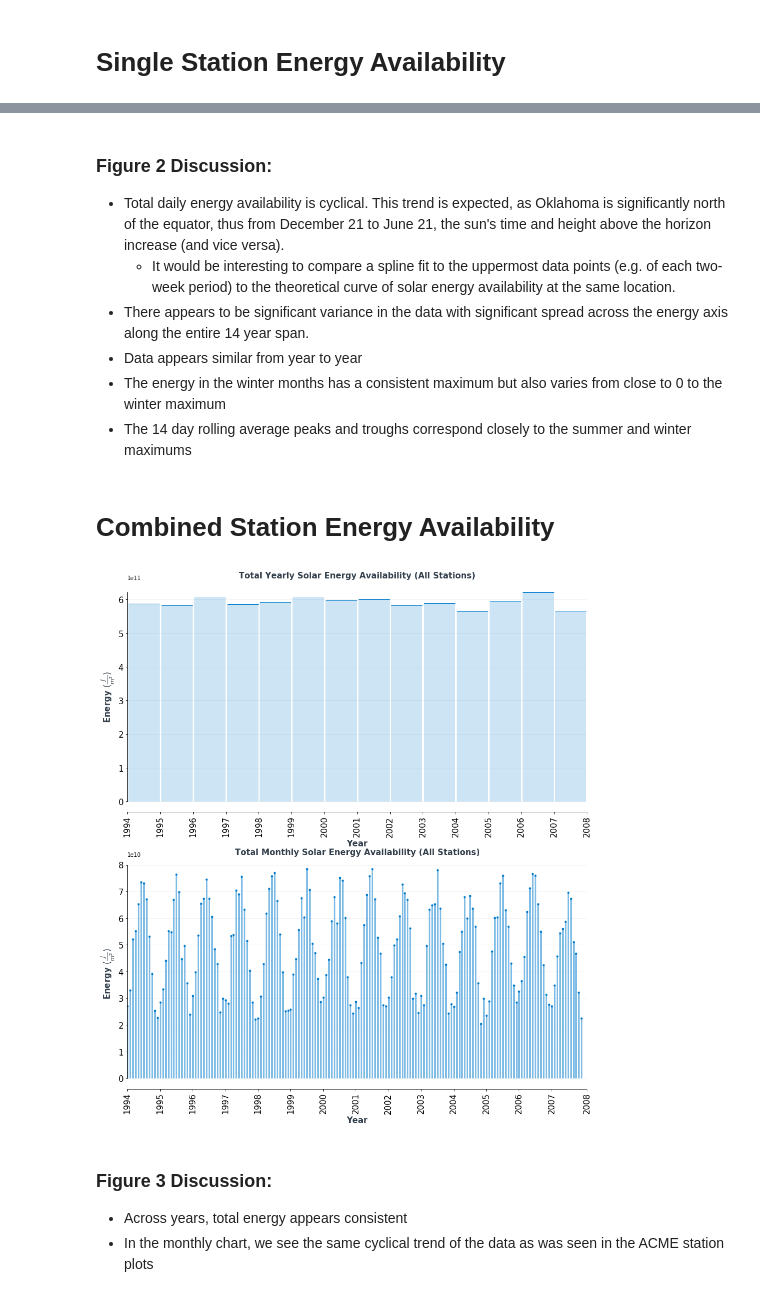
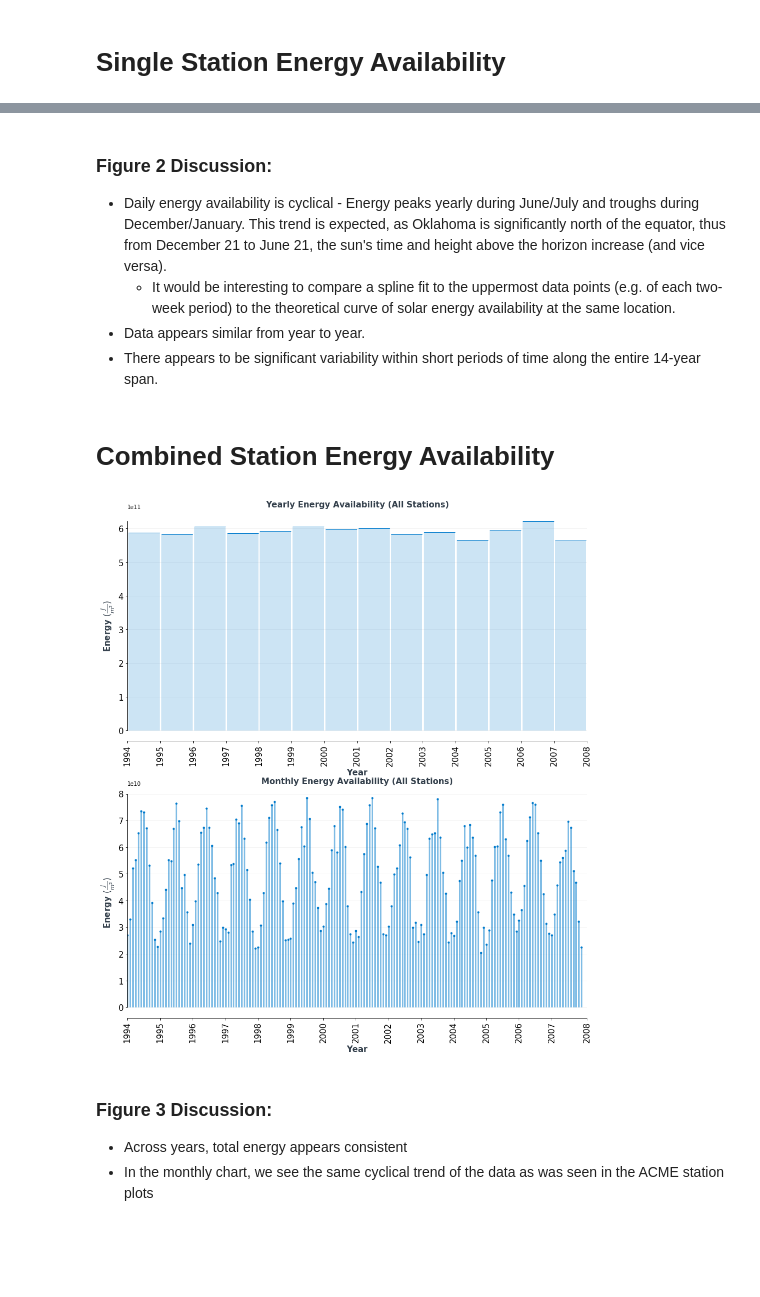
Before and after one commit to connormca12/Springboard-Projects, a Jupyter notebook: Capstone-1/data_storytelling.ipynb, the cells around one changed output, grey strips where cells are left out. Cells and saved outputs as stored; diff of their text form; code cells hidden in the pictures; blank space fills up the shorter version.

Commit message:
Updates to data storytelling notebook

```diff
--- a/Capstone-1/data_storytelling.ipynb
+++ b/Capstone-1/data_storytelling.ipynb
@@ -149,7 +159,7 @@ ax[0].plot(EDA_ACME['Date'], EDA_ACME['energy'], "o", markersize=2, color='#007a
 ax[1].plot(ACME_rolling['trailing_avg'], color='#007acc', alpha=1)
 
 # Set titles
-ax[0].set_title("Total Daily Solar Energy Availability (ACME Mesonet Station)", fontsize=15, fontweight='black', color = '#333F4B')
+ax[0].set_title("Daily Solar Energy Availability (ACME Mesonet Station)", fontsize=15, fontweight='black', color = '#333F4B')
 ax[1].set_title("14-Day Rolling Average Solar Energy Availability (ACME Mesonet Station)", fontsize=15, fontweight='black', color = '#333F4B')
 
 # Set axis customizations
@@ -176,11 +190,9 @@ plt.show()
 # %% [markdown]
 ### Figure 2 Discussion:
-- Total daily energy availability is cyclical. This trend is expected, as Oklahoma is significantly north of the equator, thus from December 21 to June 21, the sun's time and height above the horizon increase (and vice versa).
+- Daily energy availability is cyclical - Energy peaks yearly during June/July and troughs during December/January. This trend is expected, as Oklahoma is significantly north of the equator, thus from December 21 to June 21, the sun's time and height above the horizon increase (and vice versa).
     - It would be interesting to compare a spline fit to the uppermost data points (e.g. of each two-week period) to the theoretical curve of solar energy availability at the same location.
-- There appears to be significant variance in the data with significant spread across the energy axis along the entire 14 year span.
-- Data appears similar from year to year
-- The energy in the winter months has a consistent maximum but also varies from close to 0 to the winter maximum
-- The 14 day rolling average peaks and troughs correspond closely to the summer and winter maximums
+- Data appears similar from year to year.
+- There appears to be significant variability within short periods of time along the entire 14-year span.
 # %% [markdown]
 # Combined Station Energy Availability
 # %%
@@ -219,45 +231,45 @@ ax[1].vlines(x=my_range2, ymin=0, ymax=total_energy_monthly, color='#007acc', al
 ax[1].plot(my_range2, total_energy_monthly, "o", markersize=3, color='#007acc', alpha=1)
 
 # Set titles and axes labels
-ax[0].set_title("Total Yearly Solar Energy Availability (All Stations)", fontsize=15, fontweight='black', color = '#333F4B')
+ax[0].set_title("Yearly Energy Availability (All Stations)", fontsize=15, fontweight='black', color = '#333F4B')
 ax[0].set_xlabel('Year', fontsize=15, fontweight='black', color = '#333F4B')
 ax[0].set_ylabel(r'Energy $(\frac{J}{m^2})$', fontsize=15, fontweight='black', color = '#333F4B')
 
-ax[1].set_title("Total Monthly Solar Energy Availability (All Stations)", fontsize=15, fontweight='black', color = '#333F4B')
+ax[1].set_title("Monthly Energy Availability (All Stations)", fontsize=15, fontweight='black', color = '#333F4B')
 ax[1].set_xlabel('Year', fontsize=15, fontweight='black', color = '#333F4B')
 ax[1].set_ylabel(r'Energy $(\frac{J}{m^2})$', fontsize=15, fontweight='black', color = '#333F4B')
 
 # Set axes customizations
 ind = np.arange(len(total_energy_yearly)+1)
 ax[0].set_xticks(ind)
 ax[0].set_xticklabels(('1994', '1995', '1996', '1997', '1998', '1999', '2000', '2001', '2002', '2003', '2004', '2005', '2006', '2007', '2008'), rotation=90, fontsize=15)
 
 ind2 = np.arange(0, len(total_energy_monthly)+12, 12)
 ind2[-1] = 169
 ax[1].set_xticks(ind2)
 ax[1].set_xticklabels(('1994', '1995', '1996', '1997', '1998', '1999', '2000', '2001', '2002', '2003', '2004', '2005', '2006', '2007', '2008'), rotation=90, fontsize=15)
 
 ax[0].set_xlim(left = 0, right=14)
 ax[1].set_xlim(left = 0, right=169)
 
 for i in list(range(0,2)):
 
     ax[i].set_facecolor('white')
 
     ax[i].grid(color='grey', alpha=0.1)
     ax[i].xaxis.grid(False)
     ax[i].set_axisbelow(True)
 
     ax[i].tick_params(labelsize=15)
 
     ax[i].spines['top'].set_color('none')
     ax[i].spines['right'].set_color('none')
     ax[i].spines['left'].set_smart_bounds(True)
     ax[i].spines['bottom'].set_smart_bounds(True)
 
 plt.show()
 # %% [output]
-[figure, old version]
+[figure, new version]
 # %% [markdown]
 ### Figure 3 Discussion:
 - Across years, total energy appears consistent
```
Also changed, not shown: parts of 30 cells of this notebook.
